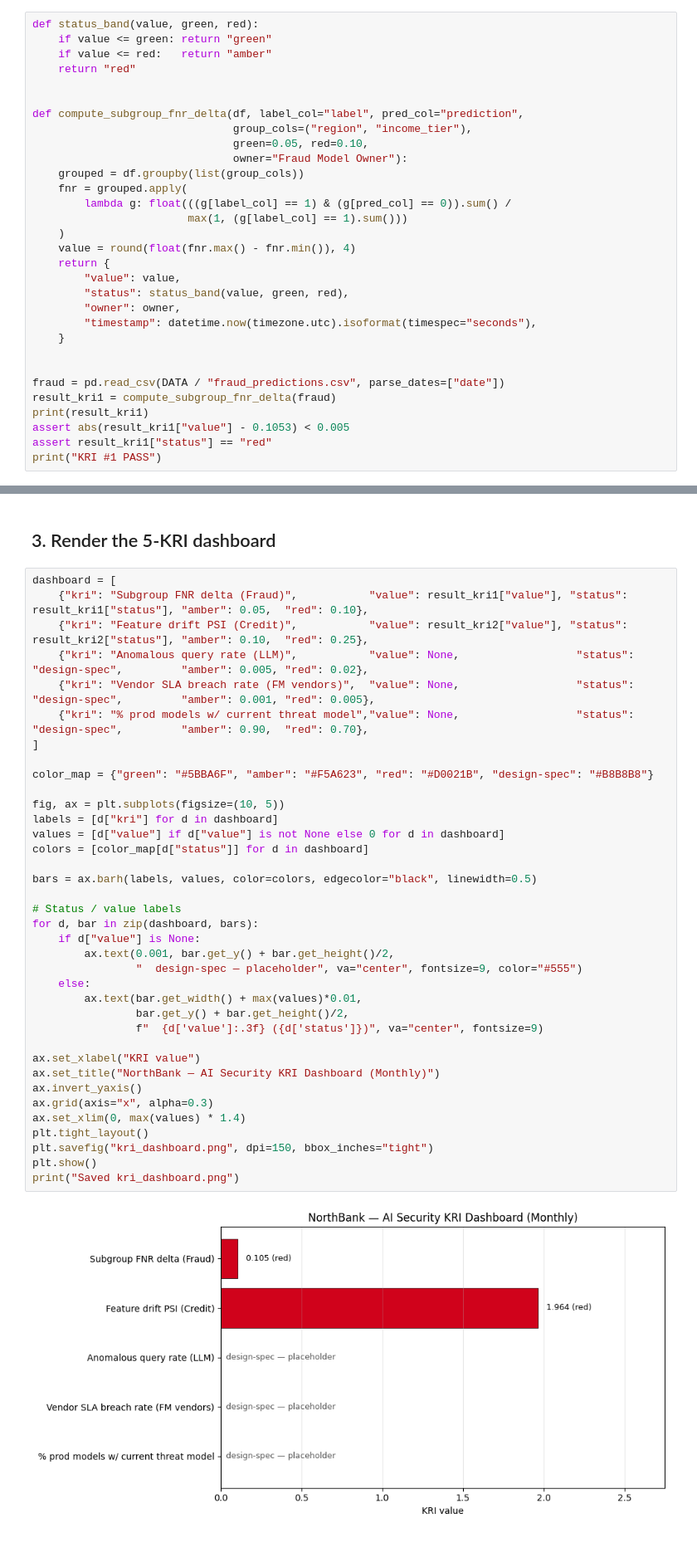
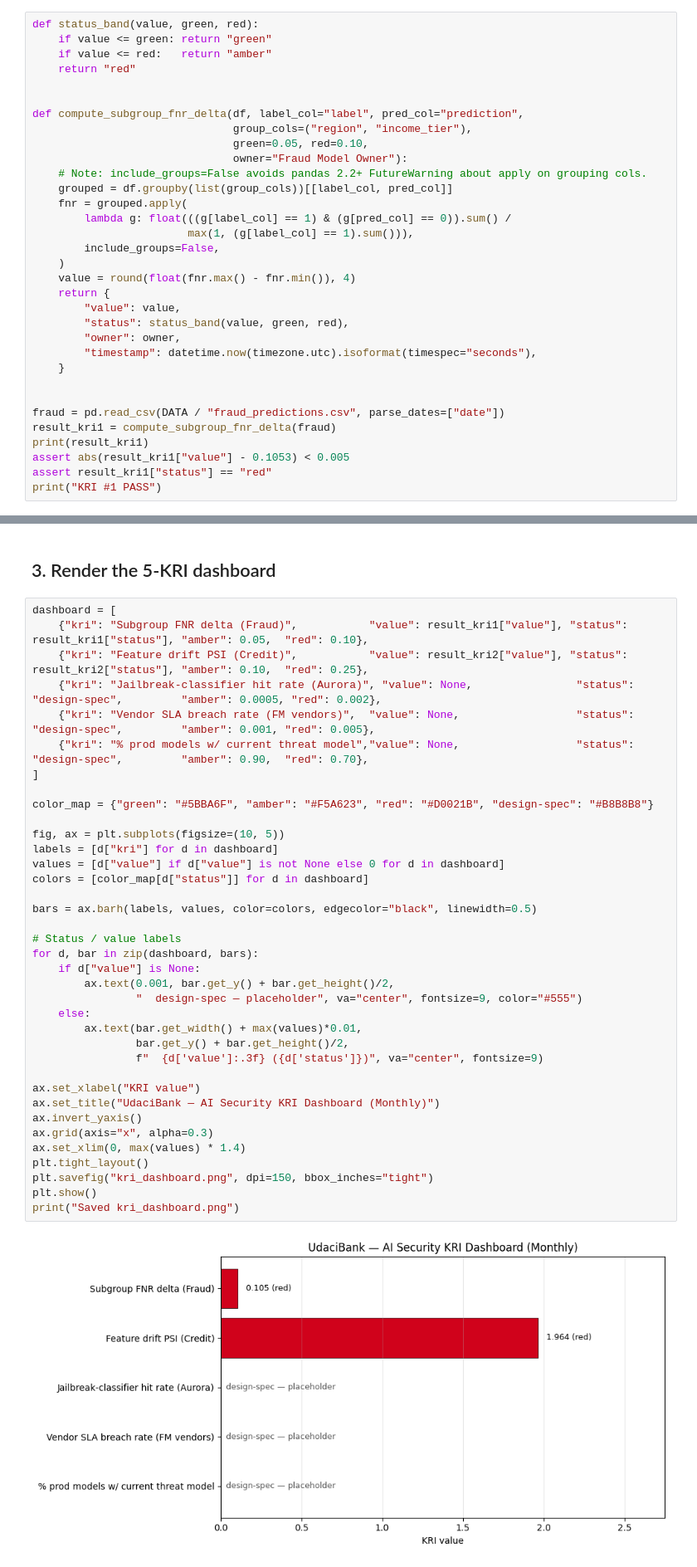
Before and after one commit to udacity/ai-sec-eng-c4-cd15150-sohbet-exercises, a Jupyter notebook: 07_ai-security-metrics-and-dashboarding/exercises/solution/kri_calculator_solution.ipynb, the cells around one changed output, grey strips where cells are left out. Shown at 83% size. Drawn from its saved outputs; the diff is of its cells as text.

Commit message:
for this module, northbank is replaced by udacibank to ensure that there is not even distant resemblance to the real company

```diff
--- a/07_ai-security-metrics-and-dashboarding/exercises/solution/kri_calculator_solution.ipynb
+++ b/07_ai-security-metrics-and-dashboarding/exercises/solution/kri_calculator_solution.ipynb
@@ -24,10 +24,12 @@ def compute_subgroup_fnr_delta(df, label_col="label", pred_col="prediction",
                                group_cols=("region", "income_tier"),
                                green=0.05, red=0.10,
                                owner="Fraud Model Owner"):
-    grouped = df.groupby(list(group_cols))
+    # Note: include_groups=False avoids pandas 2.2+ FutureWarning about apply on grouping cols.
+    grouped = df.groupby(list(group_cols))[[label_col, pred_col]]
     fnr = grouped.apply(
         lambda g: float(((g[label_col] == 1) & (g[pred_col] == 0)).sum() /
-                        max(1, (g[label_col] == 1).sum()))
+                        max(1, (g[label_col] == 1).sum())),
+        include_groups=False,
     )
     value = round(float(fnr.max() - fnr.min()), 4)
     return {
@@ -99,41 +101,41 @@ KRI #2 PASS
 dashboard = [
     {"kri": "Subgroup FNR delta (Fraud)",           "value": result_kri1["value"], "status": result_kri1["status"], "amber": 0.05,  "red": 0.10},
     {"kri": "Feature drift PSI (Credit)",           "value": result_kri2["value"], "status": result_kri2["status"], "amber": 0.10,  "red": 0.25},
-    {"kri": "Anomalous query rate (LLM)",           "value": None,                  "status": "design-spec",         "amber": 0.005, "red": 0.02},
+    {"kri": "Jailbreak-classifier hit rate (Aurora)", "value": None,                "status": "design-spec",         "amber": 0.0005, "red": 0.002},
     {"kri": "Vendor SLA breach rate (FM vendors)",  "value": None,                  "status": "design-spec",         "amber": 0.001, "red": 0.005},
     {"kri": "% prod models w/ current threat model","value": None,                  "status": "design-spec",         "amber": 0.90,  "red": 0.70},
 ]
 
 color_map = {"green": "#5BBA6F", "amber": "#F5A623", "red": "#D0021B", "design-spec": "#B8B8B8"}
 
 fig, ax = plt.subplots(figsize=(10, 5))
 labels = [d["kri"] for d in dashboard]
 values = [d["value"] if d["value"] is not None else 0 for d in dashboard]
 colors = [color_map[d["status"]] for d in dashboard]
 
 bars = ax.barh(labels, values, color=colors, edgecolor="black", linewidth=0.5)
 
 # Status / value labels
 for d, bar in zip(dashboard, bars):
     if d["value"] is None:
         ax.text(0.001, bar.get_y() + bar.get_height()/2,
                 "  design-spec — placeholder", va="center", fontsize=9, color="#555")
     else:
         ax.text(bar.get_width() + max(values)*0.01,
                 bar.get_y() + bar.get_height()/2,
                 f"  {d['value']:.3f} ({d['status']})", va="center", fontsize=9)
 
 ax.set_xlabel("KRI value")
-ax.set_title("NorthBank — AI Security KRI Dashboard (Monthly)")
+ax.set_title("UdaciBank — AI Security KRI Dashboard (Monthly)")
 ax.invert_yaxis()
 ax.grid(axis="x", alpha=0.3)
 ax.set_xlim(0, max(values) * 1.4)
 plt.tight_layout()
 plt.savefig("kri_dashboard.png", dpi=150, bbox_inches="tight")
 plt.show()
 print("Saved kri_dashboard.png")
 # %% [output]
-[figure, old version]
+[figure, new version]
 Saved kri_dashboard.png
 # %% [markdown]
 ## 4. Summary
```
Also changed, not shown: parts of 4 cells of this notebook, 7 other files.
